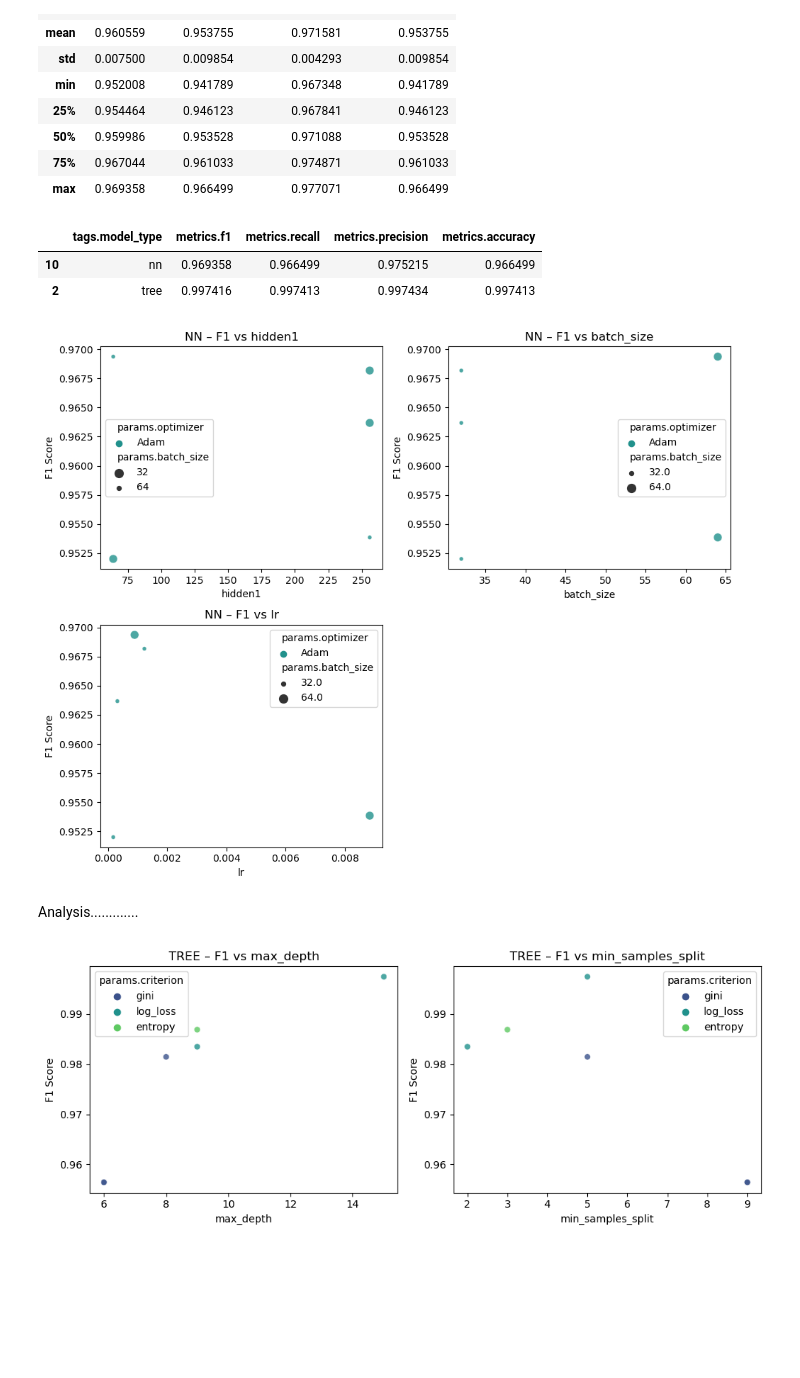
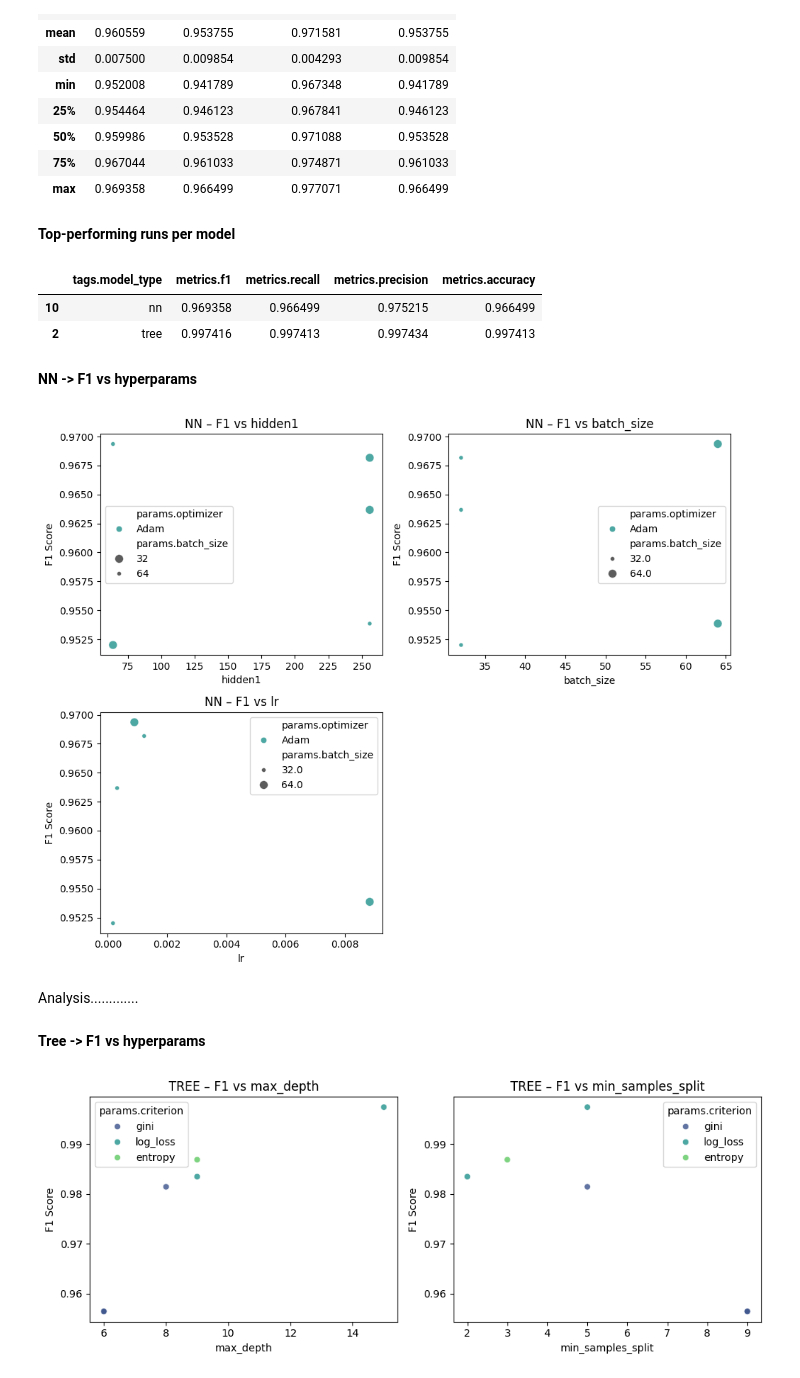
Before and after one commit to MNGARCIA085/AI-Driven-Network-Security, a Jupyter notebook: notebooks/experiment_dashboard.ipynb, the cells around one changed output. Drawn from its saved outputs; the diff is of its cells as text; code cells hidden in the pictures; blank space fills up the shorter version.

```diff
--- a/notebooks/experiment_dashboard.ipynb
+++ b/notebooks/experiment_dashboard.ipynb
@@ -203,43 +366,7 @@ duplicates
 # %%
-# 0) Safe guard: trim column name whitespace (very common source of bugs)
-df.columns = df.columns.str.strip()
-
-param_cols = [
-    'params.criterion', 'params.max_depth', 'params.balance_factor',
-    'params.val_size', 'params.min_samples_split', 'params.scaler_type',
-    'params.optimizer', 'params.hidden1', 'params.batch_size',
-    'params.lr', 'params.hidden2', 'tags.data_version', 'tags.model_type'
-]
-
 metric_cols = ["metrics.recall", "metrics.accuracy", "metrics.f1", "metrics.precision"]
 
-# 1) How many unique parameter combinations and duplicates?
-counts = df.groupby(param_cols, dropna=False).size().reset_index(name='count')
-print("Unique parameter combos:", counts.shape[0])
-print("Groups with duplicates (>1):")
-print(counts[counts['count'] > 1])
-
-# 2) Aggregate metrics (mean) for each unique param combination
-grouped_metrics = (
-    df.groupby(param_cols, dropna=False)[metric_cols]
-      .mean()
-      .reset_index()
-)
-
-# 3) For the remaining columns, take the first occurrence for each param combo
-other_cols = [c for c in df.columns if c not in param_cols + metric_cols]
-grouped_first = (
-    df.groupby(param_cols, dropna=False)[other_cols]
-      .first()
-      .reset_index()
-)
-
-# 4) Merge back together -> one row per unique parameter combination
-result = pd.merge(grouped_metrics, grouped_first, on=param_cols, how='left')
-
-# 5) Check rows: should be number of unique param combos (12 in your example)
-print("Original rows:", len(df))
-print("Rows after merging duplicates:", len(result))
+result = aggregate_rows(df, cols, metric_cols, verbose=True)
 # %% [output]
 Unique parameter combos: 11
 Groups with duplicates (>1):
@@ -316,15 +439,3 @@ for m in models:
 | 50% | 0.959986 | 0.953528 | 0.971088 | 0.953528 |
 | 75% | 0.967044 | 0.961033 | 0.974871 | 0.961033 |
 | max | 0.969358 | 0.966499 | 0.977071 | 0.966499 |
-# %%
-# Identify top-performing runs per model type
-
-top_per_model = (
-    df.loc[df.groupby('tags.model_type')['metrics.f1'].idxmax(),
-           ['tags.model_type', 'metrics.f1', 'metrics.recall', 'metrics.precision', 'metrics.accuracy']]
-)
-top_per_model
-# %% [output]
-|  | tags.model_type | metrics.f1 | metrics.recall | metrics.precision | metrics.accuracy |
-| 10 | nn | 0.969358 | 0.966499 | 0.975215 | 0.966499 |
-| 2 | tree | 0.997416 | 0.997413 | 0.997434 | 0.997413 |
@@ -376,15 +442,31 @@ def plot_f1_vs_hparams(df, model_type, hyperparams, hue=None, size=None):
+# %% [markdown]
+**Top-performing runs per model**
+# %%
+# Identify top-performing runs per model type
+top_per_model = (
+    df.loc[df.groupby('tags.model_type')['metrics.f1'].idxmax(),
+           ['tags.model_type', 'metrics.f1', 'metrics.recall', 'metrics.precision', 'metrics.accuracy']]
+)
+top_per_model
+# %% [output]
+|  | tags.model_type | metrics.f1 | metrics.recall | metrics.precision | metrics.accuracy |
+| 10 | nn | 0.969358 | 0.966499 | 0.975215 | 0.966499 |
+| 2 | tree | 0.997416 | 0.997413 | 0.997434 | 0.997413 |
+# %% [markdown]
+**NN -> F1 vs hyperparams**
 # %%
-df = result
-
+# NN -> f1 vs hyperparams
 plot_f1_vs_hparams(
-    df,
+    result,
     model_type='nn',
     hyperparams=['params.hidden1', 'params.batch_size', 'params.lr'],
     hue='params.optimizer',
     size='params.batch_size'
 )
 # %% [output]
-[figure, old version]
+[figure, new version]
 # %% [markdown]
 Analysis.............
+# %% [markdown]
+**Tree -> F1 vs hyperparams**
 # %%
```
Also changed, not shown: parts of 40 cells of this notebook.
